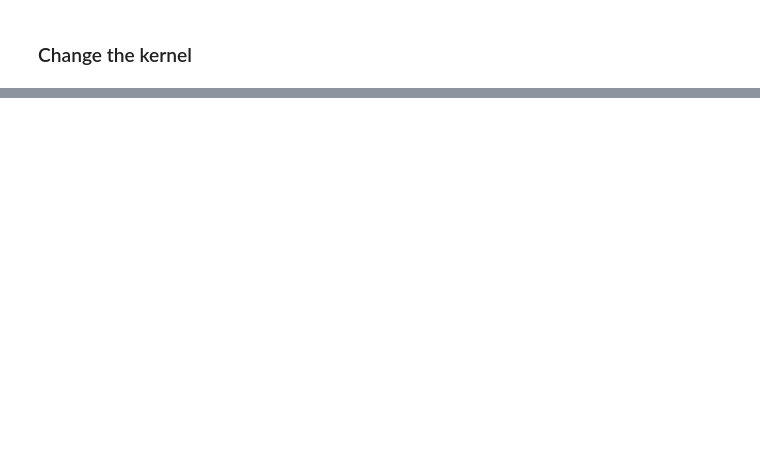
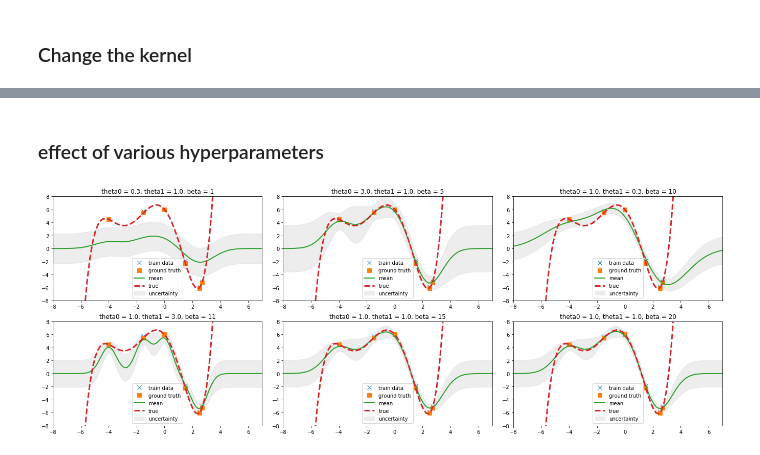
Before and after one commit to jiankang1991/Gaussian_processes_basic, a Jupyter notebook: guassian_process_basics.ipynb, the cells around one changed output, grey strips where cells are left out. Drawn from its saved outputs; the diff is of its cells as text; code cells hidden in the pictures; blank space fills up the shorter version.

Commit message:
up_opti_hyperparam

```diff
--- a/guassian_process_basics.ipynb
+++ b/guassian_process_basics.ipynb
@@ -209,0 +211,58 @@ plt.legend()
+# %% [markdown]
+### effect of various hyperparameters
+# %%
+def predicted_distribution(x_obs, x_s, params):
+
+
+    theta0, theta1, beta = params
+
+    K = k(x_obs, x_obs, theta0 = theta0, theta1 = theta1) + np.diag(np.ones_like(x_obs)*1/beta)
+    K_s = k(x_obs, x_s, theta0 = theta0, theta1 = theta1)
+    K_ss = k(x_s, x_s, theta0 = theta0, theta1 = theta1) + np.diag(np.ones_like(x_s)*1/beta)
+    K_sTinv = np.matmul(K_s.T, np.linalg.pinv(K))
+
+    mu_s = np.matmul(K_sTinv, y_obs)
+    Sigma_s = K_ss - np.matmul(K_sTinv, K_s)
+    stds = np.sqrt(Sigma_s.diagonal())
+
+    return (mu_s, Sigma_s, stds)
+# %%
+import matplotlib.gridspec as gridspec
+
+params = [
+    (0.3, 1.0, 1),
+    (3.0, 1.0, 5),
+    (1.0, 0.3, 10),
+    (1.0, 3.0, 11),
+    (1.0, 1.0, 15),
+    (1.0, 1.0, 20),
+]
+
+x_obs = np.array([-4, -1.5, 0, 1.5, 2.5, 2.7])
+sigma_noise = 0.3 # std of noise
+x_s = np.linspace(-8, 7, 80)
+y_obs = poly_f(x_obs) + np.random.normal(0,sigma_noise,len(x_obs))
+
+
+plt.figure(figsize = (20,7))
+gs1 = gridspec.GridSpec(2, 3)
+gs1.update(left=0.02, right=0.93, top=0.92, bottom=0.03, hspace=0.2, wspace=0.1) # set the spacing between axes.
+
+
+for idx, param in enumerate(params):
+
+    mu_s, Sigma_s, stds = predicted_distribution(x_obs, x_s, param)
+
+    ax = plt.subplot(gs1[idx])
+    ax.plot(x_obs, y_obs, 'x', label='train data', markersize=8)
+    ax.plot(x_obs, y_true, 's', label='ground truth', markersize=8)
+    ax.fill_between(x_s, mu_s - 2 * stds, mu_s + 2 * stds, alpha=0.4, color='lightgray', label = 'uncertainty')
+    ax.plot(x_s, mu_s, linewidth = 2, label = 'mean')
+    ax.plot(x_s, poly_f(x_s), '--', linewidth = 3, label = 'true')
+    ax.set_ylim([-8, 8])
+    ax.set_xlim([-8, 7])
+    ax.legend()
+
+    ax.set_title('theta0 = {}, theta1 = {}, beta = {}'.format(param[0], param[1], param[2]))
+# %% [output]
+[figure, added]
```
Also changed, not shown: parts of 11 cells of this notebook.
